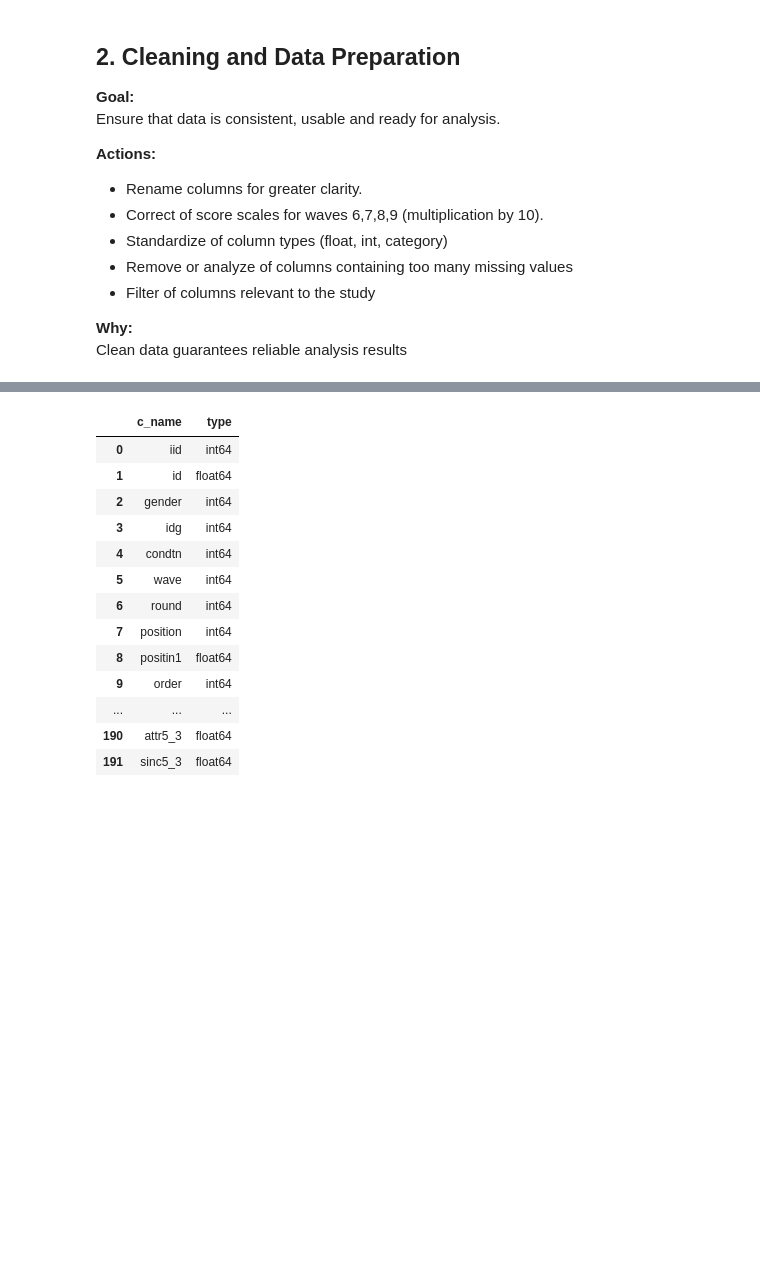
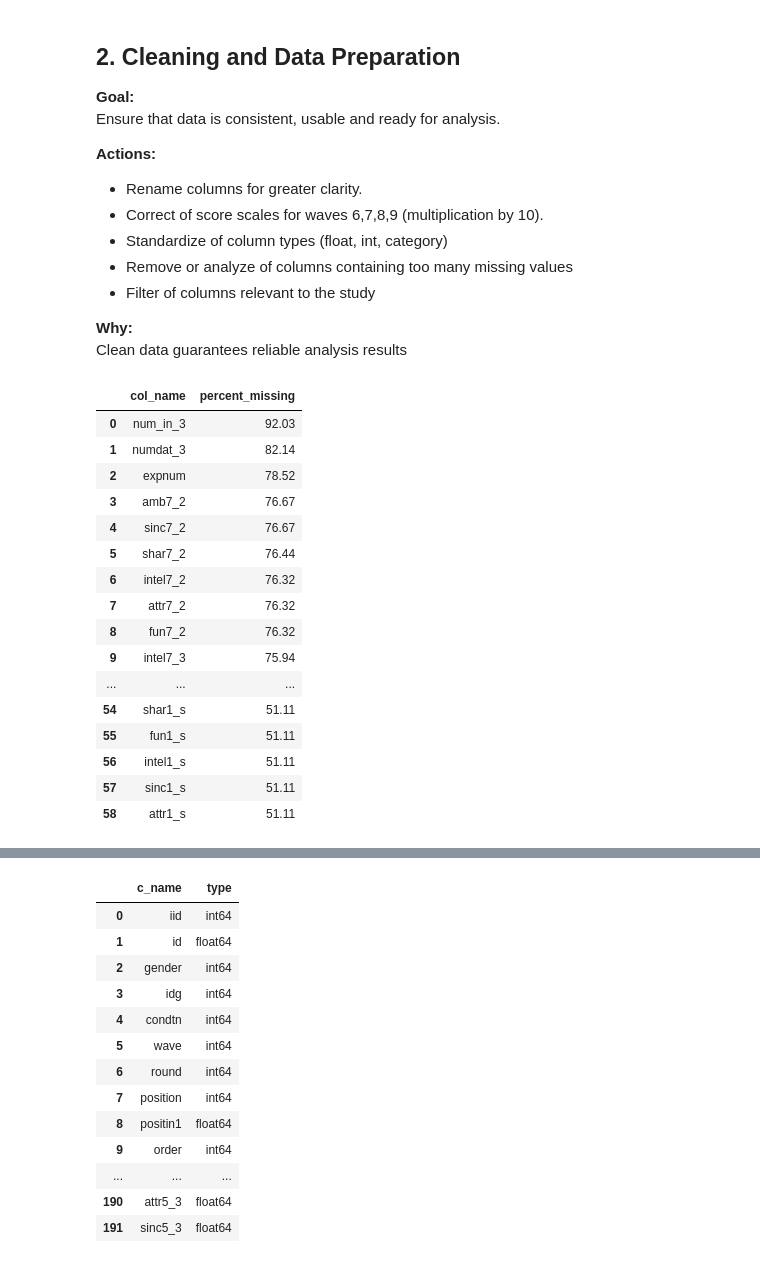
Before and after one commit to Quentin-qha/Jedha, a Jupyter notebook: 02_exploratory_data_analysis/speed_dating__tinder/project_speed_dating_tinder.ipynb, the cells around one changed output, grey strips where cells are left out. Drawn from its saved outputs; the diff is of its cells as text; code cells hidden in the pictures; blank space fills up the shorter version.

Commit message:
add missing values in a df

```diff
--- a/02_exploratory_data_analysis/speed_dating__tinder/project_speed_dating_tinder.ipynb
+++ b/02_exploratory_data_analysis/speed_dating__tinder/project_speed_dating_tinder.ipynb
@@ -63,8 +63,28 @@ Clean data guarantees reliable analysis results
 # %%
 # precent of missing values
 df_missing_values = df.isna().sum() / len(df) * 100
 df_missing_values_sort = df_missing_values[df_missing_values >= 50].sort_values(ascending=False).reset_index()
 df_missing_values_sort.columns = ['col_name', 'percent_missing']
+df_missing_values_sort['percent_missing'] = df_missing_values_sort['percent_missing'].round(2)
+df_missing_values_sort
+# %% [output]
+|  | col_name | percent_missing |
+| 0 | num_in_3 | 92.03 |
+| 1 | numdat_3 | 82.14 |
+| 2 | expnum | 78.52 |
+| 3 | amb7_2 | 76.67 |
+| 4 | sinc7_2 | 76.67 |
+| 5 | shar7_2 | 76.44 |
+| 6 | intel7_2 | 76.32 |
+| 7 | attr7_2 | 76.32 |
+| 8 | fun7_2 | 76.32 |
+| 9 | intel7_3 | 75.94 |
+| ... | ... | ... |
+| 54 | shar1_s | 51.11 |
+| 55 | fun1_s | 51.11 |
+| 56 | intel1_s | 51.11 |
+| 57 | sinc1_s | 51.11 |
+| 58 | attr1_s | 51.11 |
 # %%
 fig = px.scatter(df_missing_values.values)
 fig.update_layout(
```
Also changed, not shown: parts of 7 cells of this notebook.
